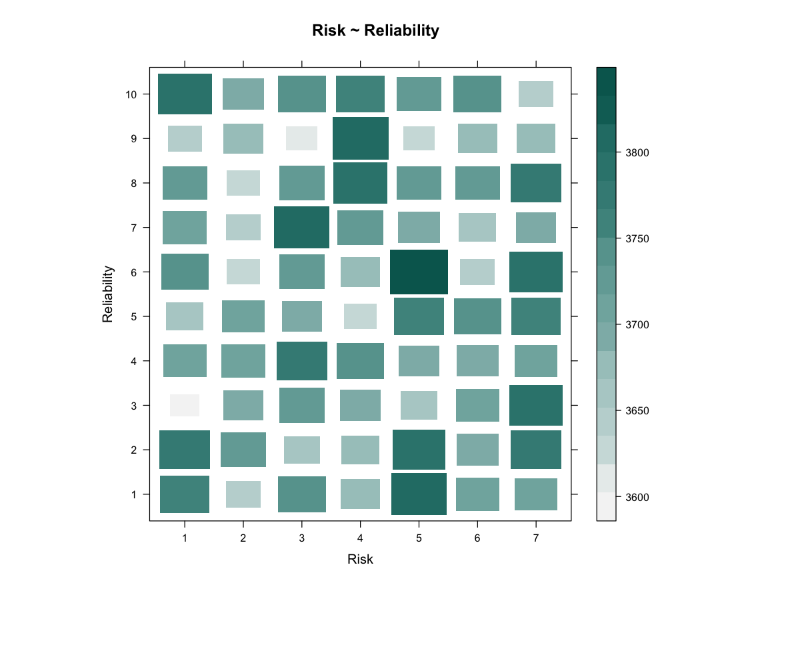
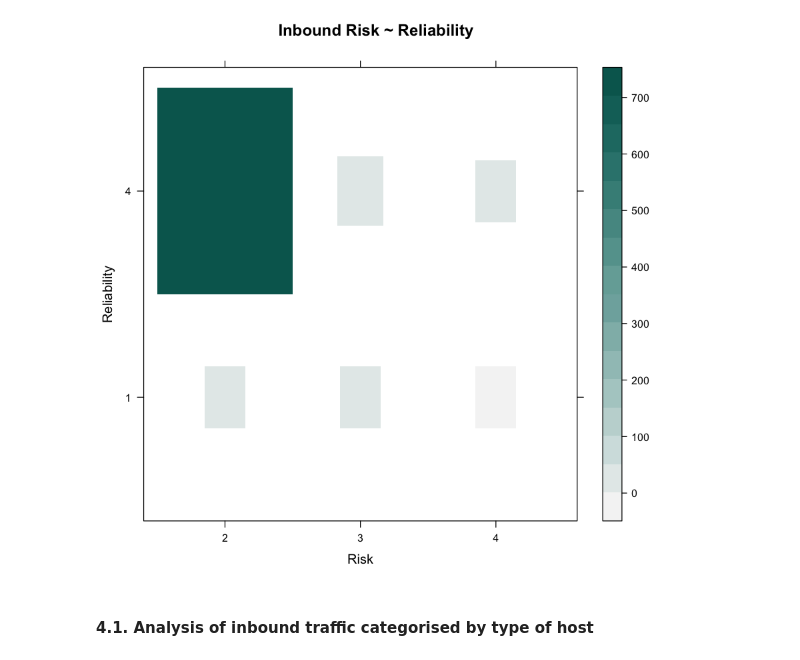
Before and after one commit to hatityechindove/Analysis-Tool-Box-Demo, a Jupyter notebook: Labs/Lab 4/R/ip_reputation.ipynb, the cells around one changed output. Saved outputs shown, nothing was run; the diff lists cells and outputs as text; code cells hidden in the pictures; blank space fills up the shorter version.

Commit message:
Add note book for analysis

```diff
--- a/Labs/Lab 4/R/ip_reputation.ipynb
+++ b/Labs/Lab 4/R/ip_reputation.ipynb
@@ -117,0 +61,2 @@ Risk
+# %%
+reputations <- read.csv(destination_url,sep="#",header=FALSE)
@@ -117,0 +75,2 @@ Risk
+# %%
+request_set <- merge(flow_logs,reputations, by.x = "SOURCE_IP", by.y = "IP")
@@ -139,5 +99,4 @@ colnames(tmp.df) <- c("Risk", "Reliability", "Freq")
-# %%
-levelplot(Freq~Reliability*Risk, data=tmp.df, main="Risk ~ Reliability", ylab="Reliability", xlab="Risk",
-         shrink = c(0.5,1), col.regions = colorRampPalette(c("#F5F5F5", "#01665E"))(20))
-# %% [output]
-[figure, removed]
+# %%
+inbound.tab <- xtabs(~Risk+Reliability, data=request_set)
+# %%
+inbound.df = data.frame(table(request_set$Risk, request_set$Reliability))
@@ -143,0 +105,7 @@ levelplot(Freq~Reliability*Risk, data=tmp.df, main="Risk ~ Reliability", ylab="R
+# %%
+levelplot(Freq~Risk*Reliability, data=inbound.df, main="Inbound Risk ~ Reliability", ylab="Reliability", xlab="Risk",
+          shrink = c(0.3, 1),col.regions = colorRampPalette(c("#F5F5F5", "#01665E"))(30))
+# %% [output]
+[figure, added]
+# %% [markdown]
+#### 4.1. Analysis of inbound traffic categorised by type of host
```
Also changed, not shown: parts of 123 cells of this notebook, 3 other files.
